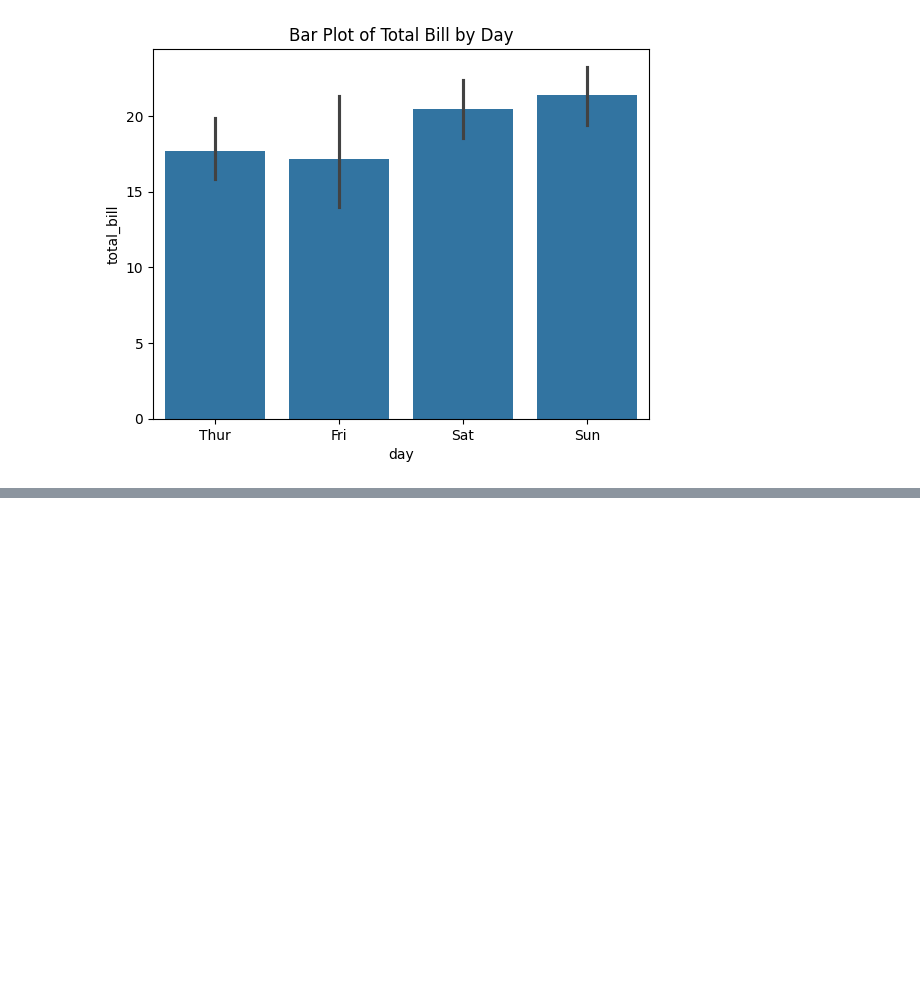
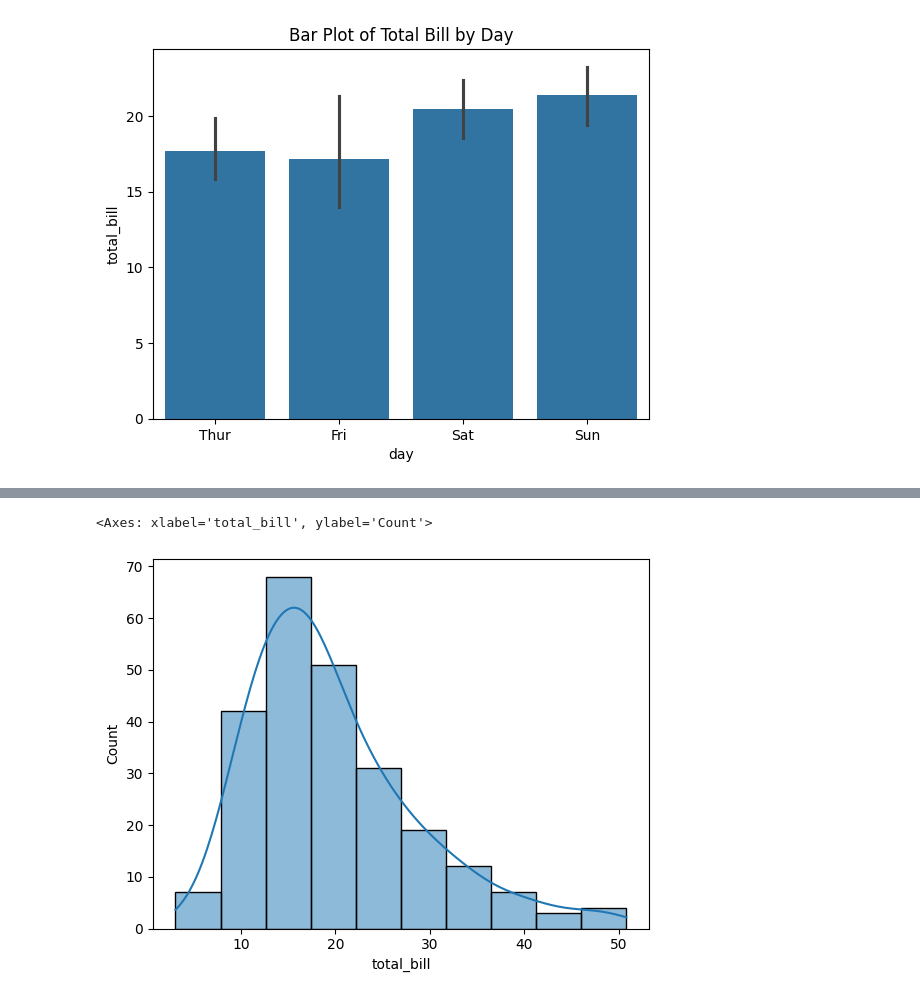
Before and after one commit to AbhishekMankame/machine_learning_tutorial, a Jupyter notebook: PYTHON/Data analysis with Python/data_visualization_with_seaborn.ipynb, the cells around one changed output, grey strips where cells are left out. Cells and saved outputs as stored; diff of their text form; code cells hidden in the pictures; blank space fills up the shorter version.

```diff
--- a/PYTHON/Data analysis with Python/data_visualization_with_seaborn.ipynb
+++ b/PYTHON/Data analysis with Python/data_visualization_with_seaborn.ipynb
@@ -68,0 +81,7 @@ plt.show()
+# %%
+## Histograms
+
+sns.histplot(tips['total_bill'],bins=10,kde=True)
+# %% [output]
+<Axes: xlabel='total_bill', ylabel='Count'>
+[figure, added]
```
Also changed, not shown: parts of 4 cells of this notebook.
